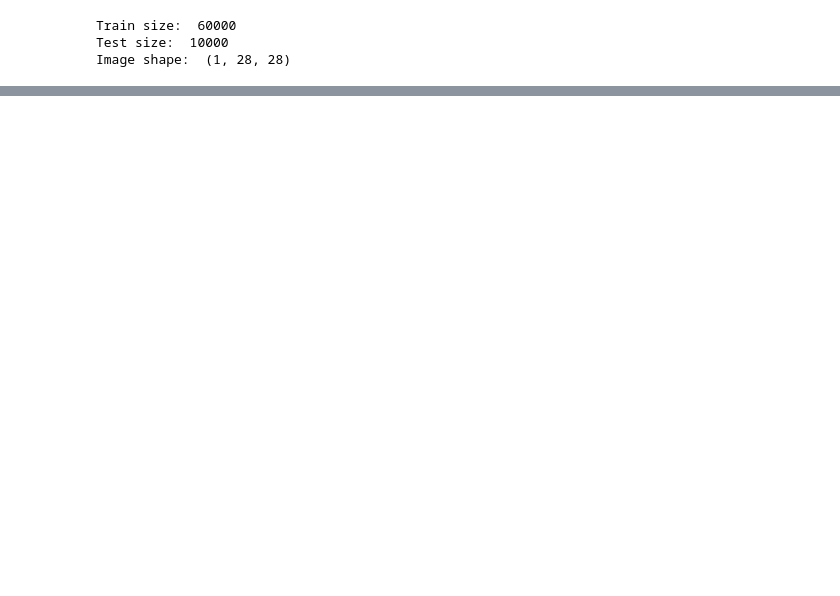
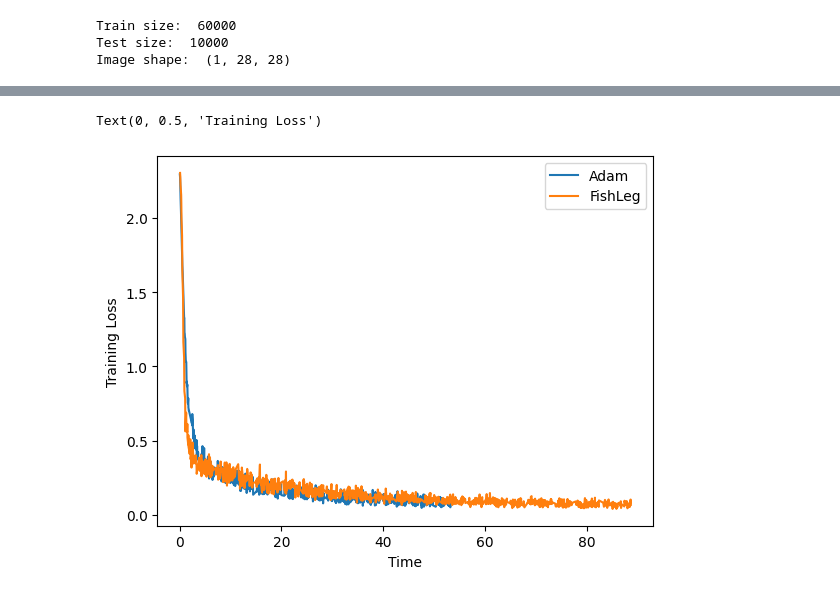
Before and after one commit to WeiShengL/FishLeg, a Jupyter notebook: examples/CIFAR_example.ipynb, the cells around one changed output, grey strips where cells are left out. Cells and saved outputs as stored; diff of their text form; code cells hidden in the pictures; blank space fills up the shorter version.

```diff
--- a/examples/CIFAR_example.ipynb
+++ b/examples/CIFAR_example.ipynb
@@ -221,0 +387,9 @@ trained_model = train_model(model, train_loader, test_loader, opt, likelihood, c
+# %%
+plt.plot(adam_train_df_per_step['step_time'], adam_train_df_per_step['loss'], label="Adam")
+plt.plot(fishleg_train_df_per_step['step_time'], fishleg_train_df_per_step['loss'], label="FishLeg")
+plt.legend(loc='best')
+plt.xlabel("Time")
+plt.ylabel("Training Loss")
+# %% [output]
+Text(0, 0.5, 'Training Loss')
+[figure, added]
```
Also changed, not shown: parts of 35 cells of this notebook, 1 other file.
